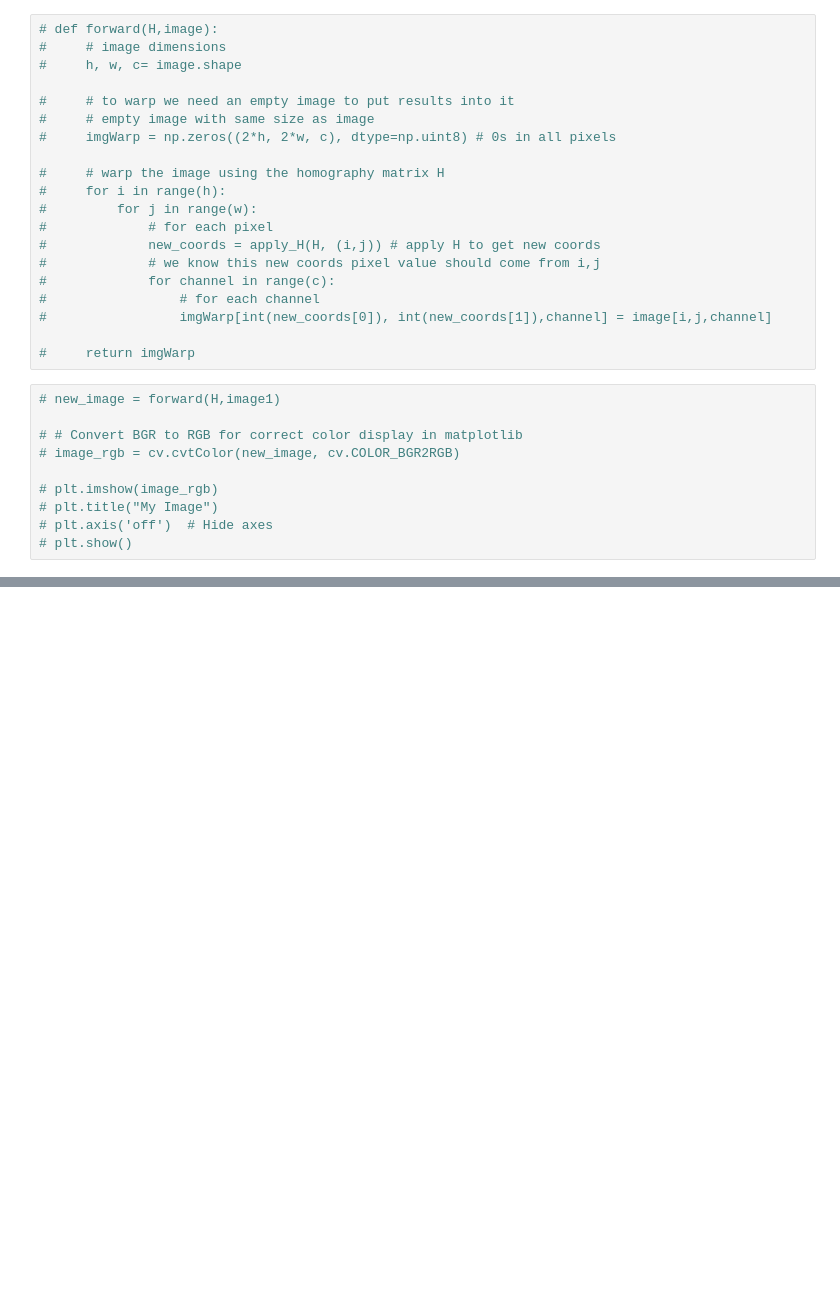
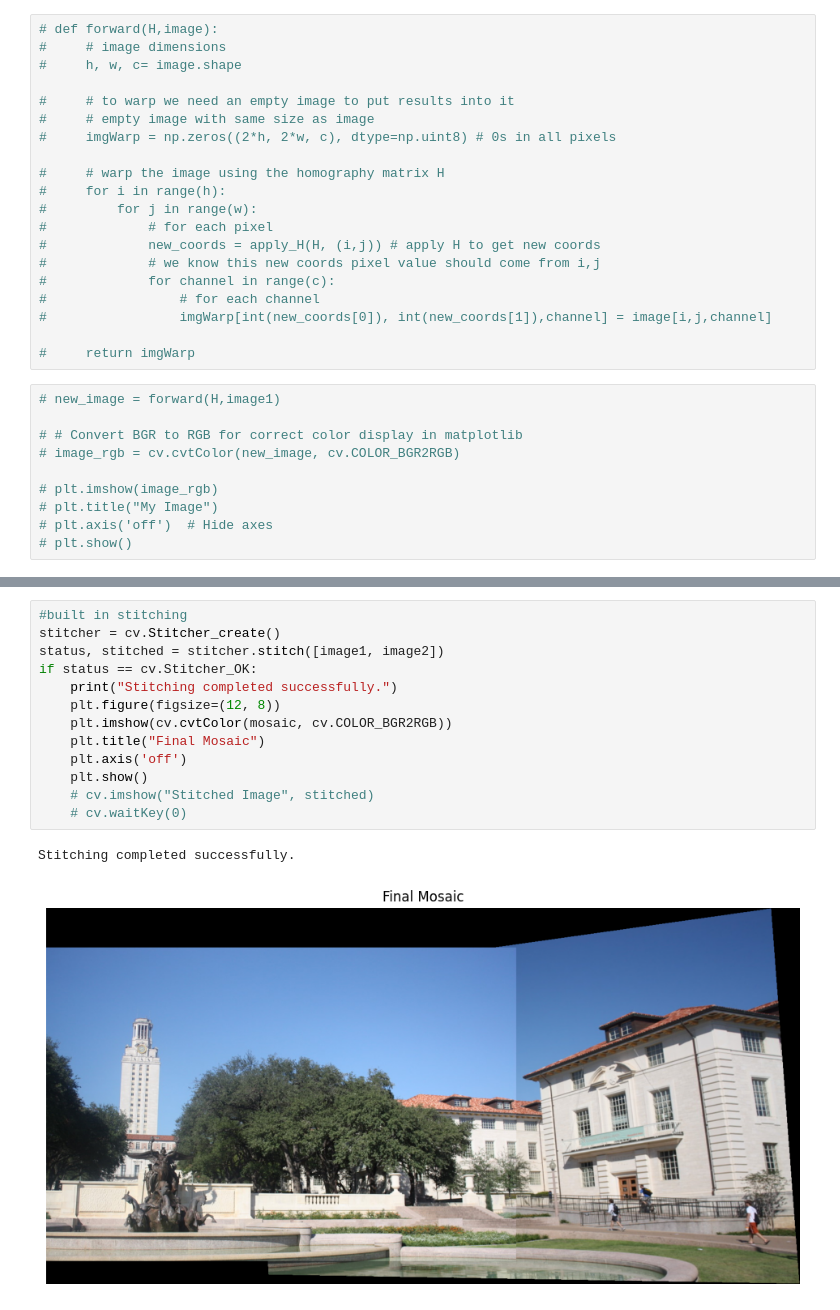
Before and after one commit to shadyalattarr/CV_Assignment_2, a Jupyter notebook: part_2.ipynb, the cells around one changed output, grey strips where cells are left out. Saved outputs shown, nothing was run; the diff lists cells and outputs as text; blank space fills up the shorter version.

```diff
--- a/part_2.ipynb
+++ b/part_2.ipynb
@@ -492,0 +571,16 @@ output = warp(H,image1)
+# %%
+#built in stitching
+stitcher = cv.Stitcher_create()
+status, stitched = stitcher.stitch([image1, image2])
+if status == cv.Stitcher_OK:
+    print("Stitching completed successfully.")
+    plt.figure(figsize=(12, 8))
+    plt.imshow(cv.cvtColor(mosaic, cv.COLOR_BGR2RGB))
+    plt.title("Final Mosaic")
+    plt.axis('off')
+    plt.show()
+    # cv.imshow("Stitched Image", stitched)
+    # cv.waitKey(0)
+# %% [output]
+Stitching completed successfully.
+[figure, added]
```
Also changed, not shown: parts of 10 cells of this notebook.
